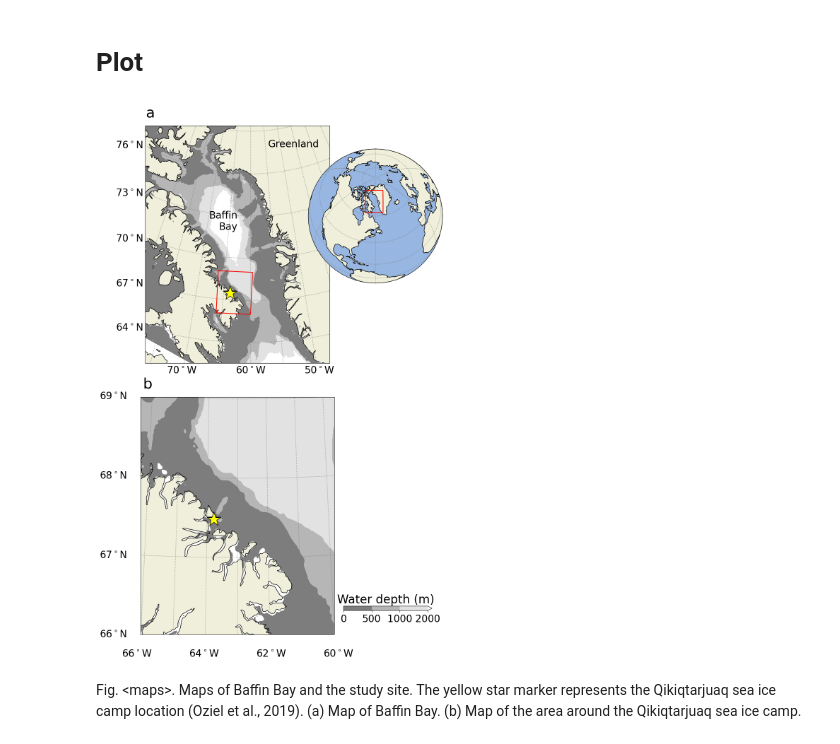
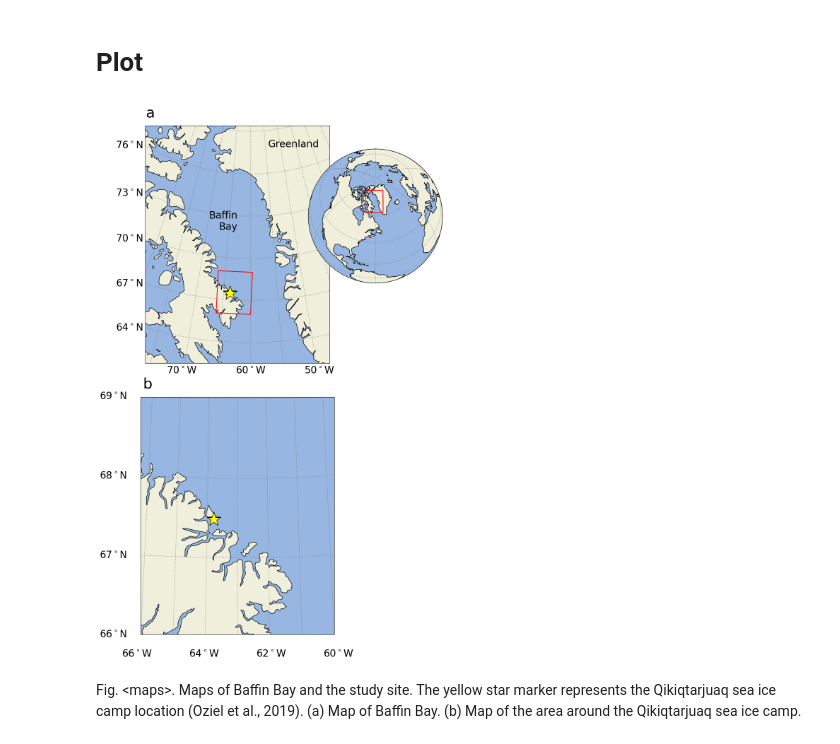
Before and after one commit to maximebenoitgagne/timing, a Jupyter notebook: timing.ipynb, the cells around one changed output. Saved outputs shown, nothing was run; the diff lists cells and outputs as text; code cells hidden in the pictures.

```diff
--- a/timing.ipynb
+++ b/timing.ipynb
@@ -122,8 +122,8 @@ stations=[station5]
 # %% [markdown]
 # Plot
 # %%
-plotbathymetry=True
-# plotbathymetry=False
+# plotbathymetry=True
+plotbathymetry=False
 with plt.style.context('mplstyles/maps.mplstyle'):
     fig=plt.figure(figsize=(10, 16))
 
@@ -321,34 +321,34 @@ with plt.style.context('mplstyles/maps.mplstyle'):
     vertices = np.array([
         [extentStudyarea[0], extentStudyarea[2]], # left, bottom
         [extentStudyarea[0], extentStudyarea[3]], # left, top
         [extentStudyarea[1], extentStudyarea[3]], # right, top
         [extentStudyarea[1], extentStudyarea[2]], # right, bottom
         [extentStudyarea[0], extentStudyarea[2]]
     ])
     xVert,yVert = vertices.transpose()
     xBox = np.interp(np.arange(0,4,.02),np.arange(0,4.1,1),xVert)
     yBox = np.interp(np.arange(0,4,.02),np.arange(0,4.1,1),yVert)
     xyzBoxLatlon = ccrs.PlateCarree().transform_points(ax_bb.projection,
                                                        xBox,yBox)
     xBoxLatlon = xyzBoxLatlon[:,0]
     yBoxLatlon = xyzBoxLatlon[:,1]
     xyzBoxTransformed = proj_wm.transform_points(ccrs.PlateCarree(),
                                                  xBoxLatlon,yBoxLatlon)
     xBoxTransformed = xyzBoxTransformed[:,0]
     yBoxTransformed = xyzBoxTransformed[:,1]
     ax_wm.plot(xBoxTransformed,yBoxTransformed,'r')
 
     ax_wm.set_position( [0.60,0.60 ,0.38,0.38])
     ax_bb.set_position( [0.10,0.53 ,0.60,0.42])
     ax_am.set_position( [0.10,0.05 ,0.60,0.42])
 
     # --- SAVE
     if plotbathymetry:
         plt.savefig('figures_timing_progress/maps.'+ext,dpi=dpi)
     else:
         plt.savefig('figures_timing_progress/maps_nobathy.'+ext,dpi=dpi)
 # %% [output]
-[figure, old version]
+[figure, new version]
 # %% [markdown]
 Fig. \<maps\>.
 Maps of Baffin Bay and the study site. The yellow star marker represents the Qikiqtarjuaq sea ice camp location (Oziel et al., 2019).
```
Also changed, not shown: parts of 57 cells of this notebook, 1 other file.
